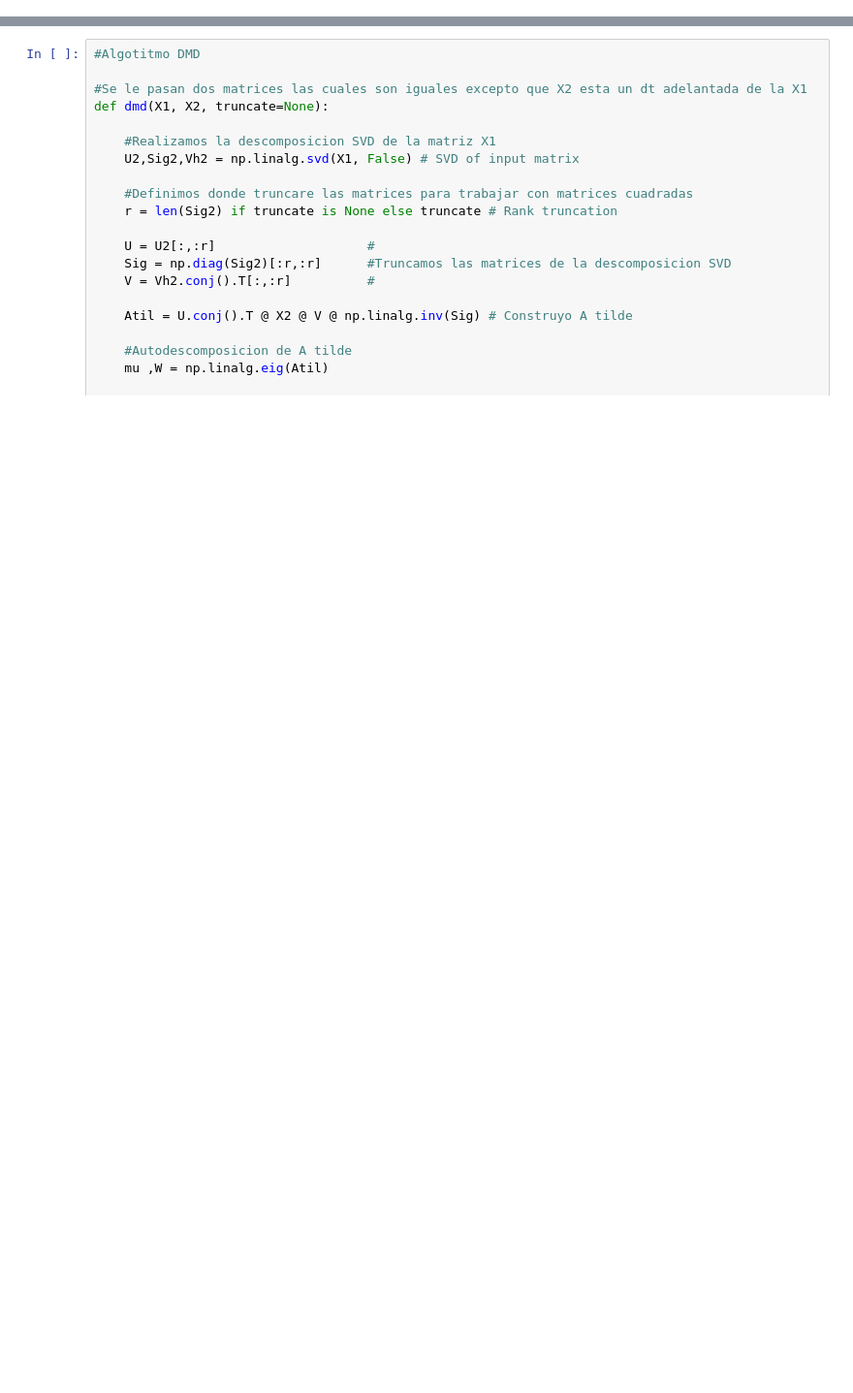
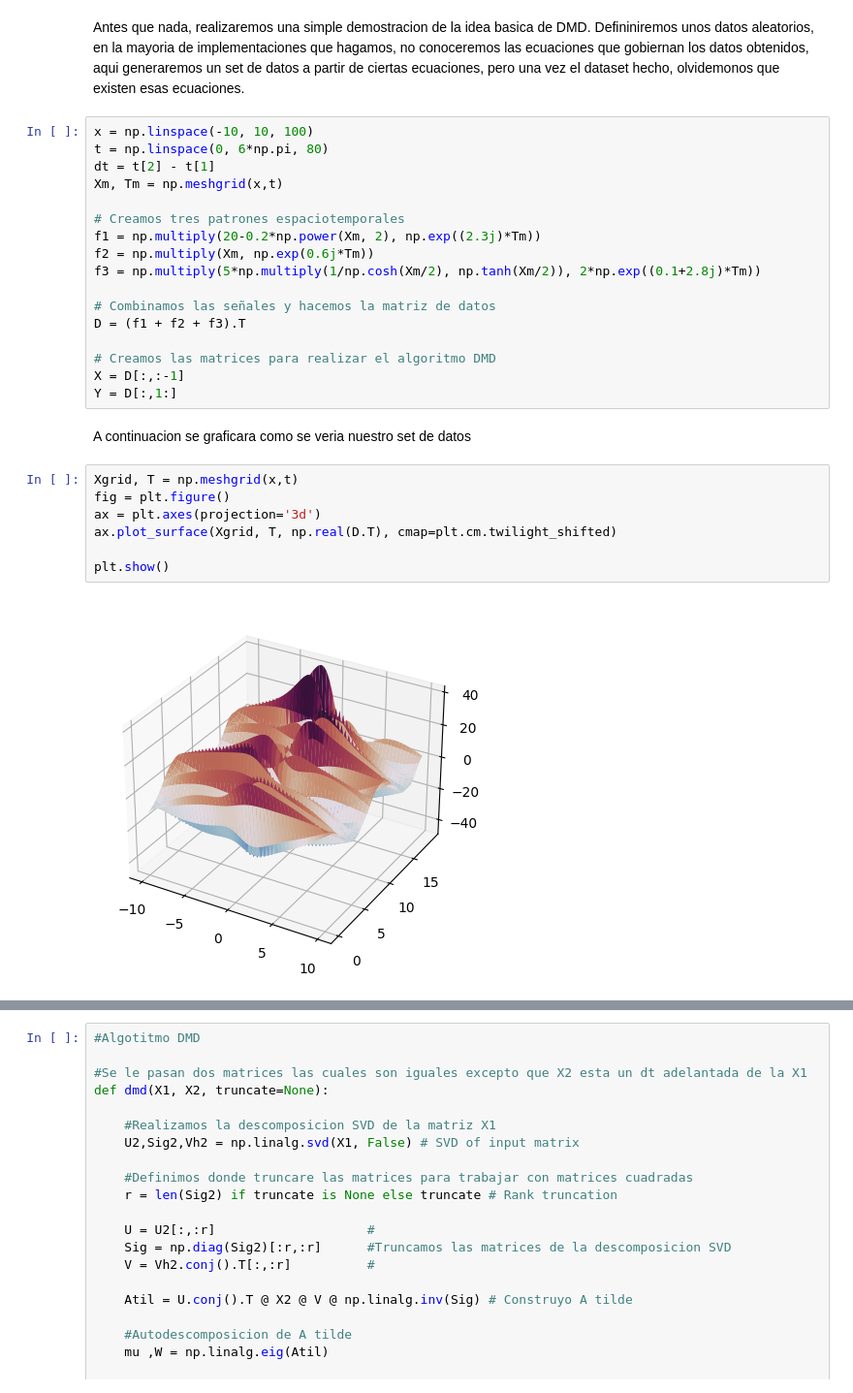
Before and after one commit to SalomoneCro/DMD-Implementation, a Jupyter notebook: DefinitivoAlgoritmo_DMD.ipynb, the cells around one changed output, grey strips where cells are left out. Shown at 97% size. Drawn from its saved outputs; the diff is of its cells as text; blank space fills up the shorter version.

```diff
--- a/DefinitivoAlgoritmo_DMD.ipynb
+++ b/DefinitivoAlgoritmo_DMD.ipynb
@@ -8,0 +13,31 @@ import csv
+# %% [markdown]
+Antes que nada, realizaremos una simple demostracion de la idea basica de DMD.
+Defininiremos unos datos aleatorios, en la mayoria de implementaciones que hagamos, no  conoceremos las ecuaciones que gobiernan los datos obtenidos, aqui generaremos un set de datos a partir de ciertas ecuaciones, pero una vez el dataset hecho, olvidemonos que existen esas ecuaciones.
+# %%
+x = np.linspace(-10, 10, 100)
+t = np.linspace(0, 6*np.pi, 80)
+dt = t[2] - t[1]
+Xm, Tm = np.meshgrid(x,t)
+
+# Creamos tres patrones espaciotemporales
+f1 = np.multiply(20-0.2*np.power(Xm, 2), np.exp((2.3j)*Tm))
+f2 = np.multiply(Xm, np.exp(0.6j*Tm))
+f3 = np.multiply(5*np.multiply(1/np.cosh(Xm/2), np.tanh(Xm/2)), 2*np.exp((0.1+2.8j)*Tm))
+
+# Combinamos las señales y hacemos la matriz de datos
+D = (f1 + f2 + f3).T
+
+# Creamos las matrices para realizar el algoritmo DMD
+X = D[:,:-1]
+Y = D[:,1:]
+# %% [markdown]
+A continuacion se graficara como se veria nuestro set de datos
+# %%
+Xgrid, T = np.meshgrid(x,t)
+fig = plt.figure()
+ax = plt.axes(projection='3d')
+ax.plot_surface(Xgrid, T, np.real(D.T), cmap=plt.cm.twilight_shifted)
+
+plt.show()
+# %% [output]
+[figure, added]
```
Also changed, not shown: parts of 23 cells of this notebook.
